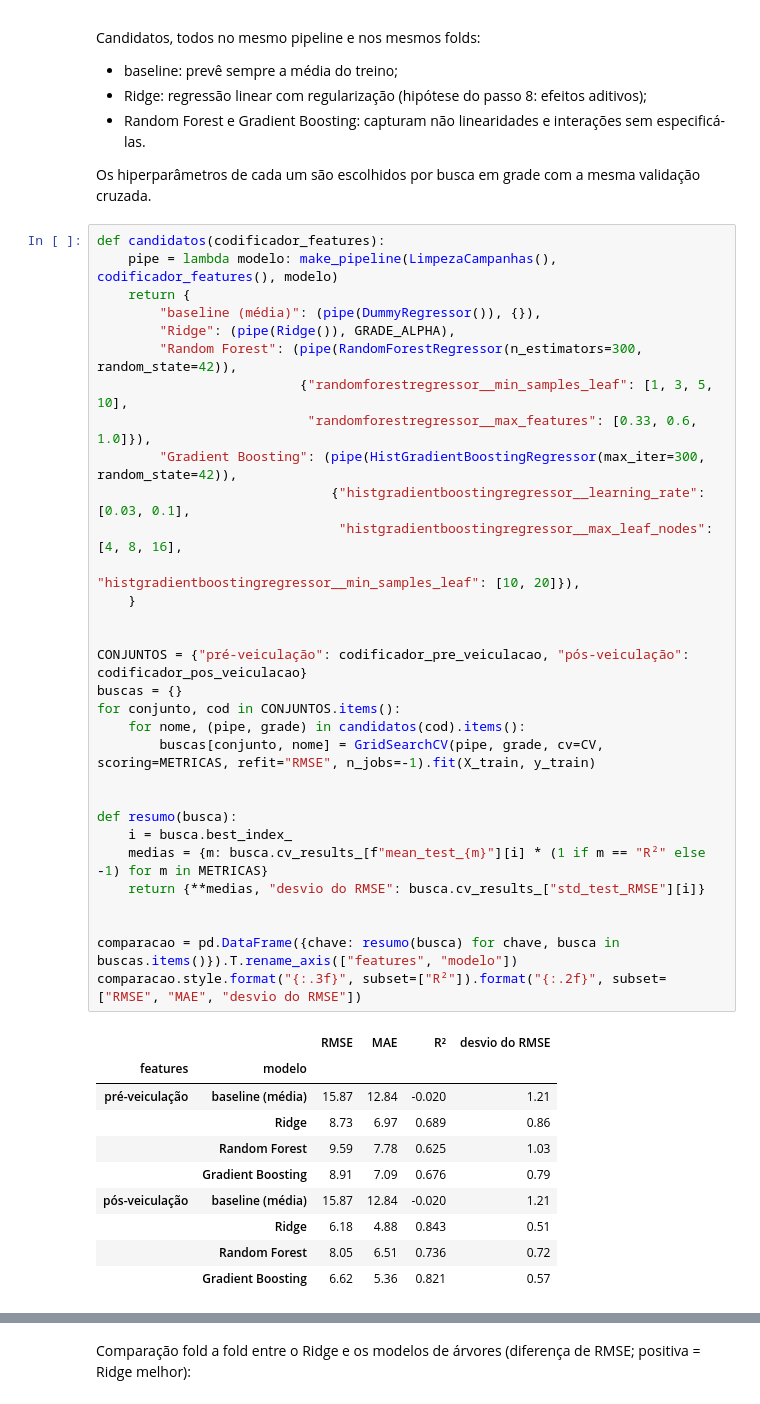
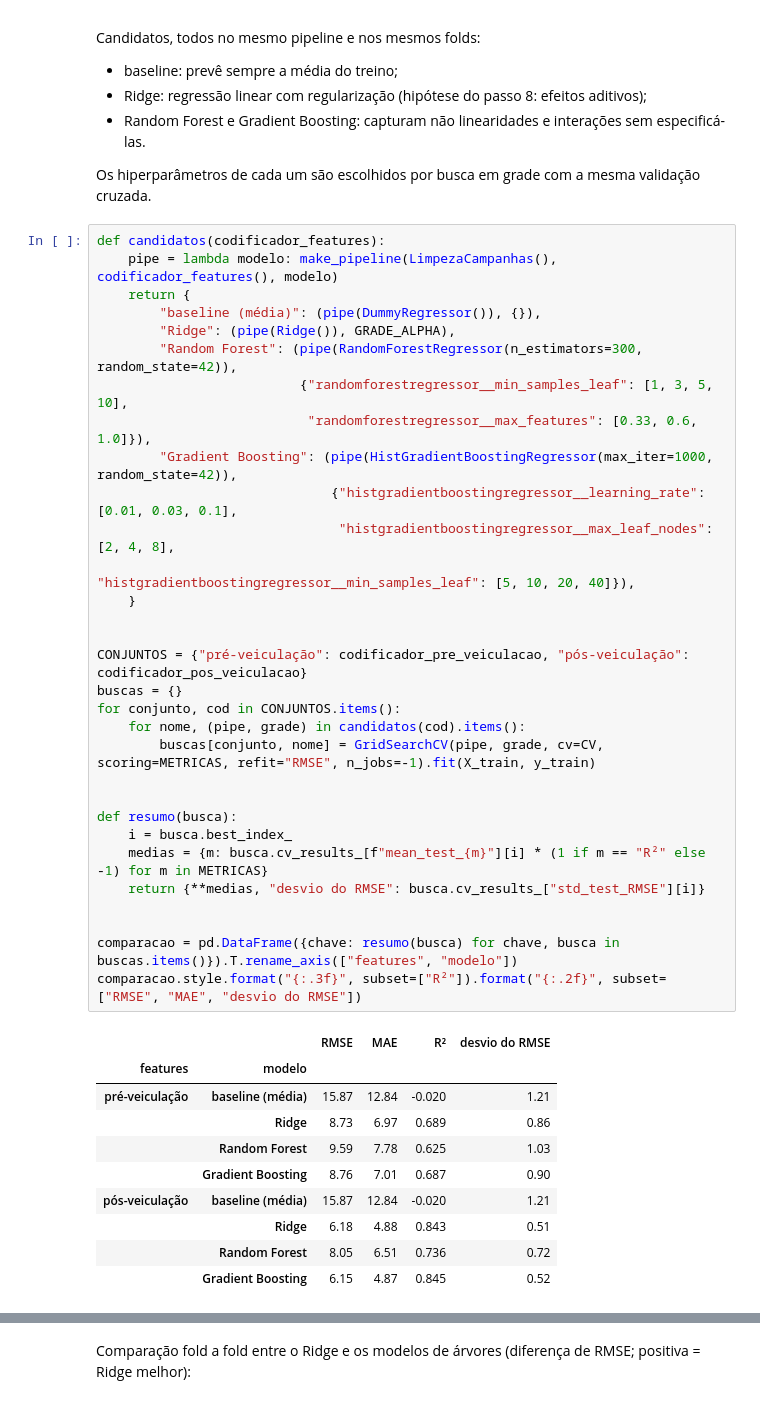
Before and after one commit to JoaoVivacqua/klike-challenge, a Jupyter notebook: notebooks/02_modelo.ipynb, the cells around one changed output, grey strips where cells are left out. Cells and saved outputs as stored; diff of their text form.

Commit message:
fix(model): Amplia a grade do Gradient Boosting e acrescenta faixas de acerto

```diff
--- a/notebooks/02_modelo.ipynb
+++ b/notebooks/02_modelo.ipynb
@@ -97,40 +104,40 @@ def candidatos(codificador_features):
     return {
         "baseline (média)": (pipe(DummyRegressor()), {}),
         "Ridge": (pipe(Ridge()), GRADE_ALPHA),
         "Random Forest": (pipe(RandomForestRegressor(n_estimators=300, random_state=42)),
                           {"randomforestregressor__min_samples_leaf": [1, 3, 5, 10],
                            "randomforestregressor__max_features": [0.33, 0.6, 1.0]}),
-        "Gradient Boosting": (pipe(HistGradientBoostingRegressor(max_iter=300, random_state=42)),
-                              {"histgradientboostingregressor__learning_rate": [0.03, 0.1],
-                               "histgradientboostingregressor__max_leaf_nodes": [4, 8, 16],
-                               "histgradientboostingregressor__min_samples_leaf": [10, 20]}),
+        "Gradient Boosting": (pipe(HistGradientBoostingRegressor(max_iter=1000, random_state=42)),
+                              {"histgradientboostingregressor__learning_rate": [0.01, 0.03, 0.1],
+                               "histgradientboostingregressor__max_leaf_nodes": [2, 4, 8],
+                               "histgradientboostingregressor__min_samples_leaf": [5, 10, 20, 40]}),
     }
 
 
 CONJUNTOS = {"pré-veiculação": codificador_pre_veiculacao, "pós-veiculação": codificador_pos_veiculacao}
 buscas = {}
 for conjunto, cod in CONJUNTOS.items():
     for nome, (pipe, grade) in candidatos(cod).items():
         buscas[conjunto, nome] = GridSearchCV(pipe, grade, cv=CV, scoring=METRICAS, refit="RMSE", n_jobs=-1).fit(X_train, y_train)
 
 
 def resumo(busca):
     i = busca.best_index_
     medias = {m: busca.cv_results_[f"mean_test_{m}"][i] * (1 if m == "R²" else -1) for m in METRICAS}
     return {**medias, "desvio do RMSE": busca.cv_results_["std_test_RMSE"][i]}
 
 
 comparacao = pd.DataFrame({chave: resumo(busca) for chave, busca in buscas.items()}).T.rename_axis(["features", "modelo"])
 comparacao.style.format("{:.3f}", subset=["R²"]).format("{:.2f}", subset=["RMSE", "MAE", "desvio do RMSE"])
 # %% [output]
 |  |  | RMSE | MAE | R² | desvio do RMSE |
 | features | modelo |  |  |  |  |
 | pré-veiculação | baseline (média) | 15.87 | 12.84 | -0.020 | 1.21 |
 |  | Ridge | 8.73 | 6.97 | 0.689 | 0.86 |
 |  | Random Forest | 9.59 | 7.78 | 0.625 | 1.03 |
-|  | Gradient Boosting | 8.91 | 7.09 | 0.676 | 0.79 |
+|  | Gradient Boosting | 8.76 | 7.01 | 0.687 | 0.90 |
 | pós-veiculação | baseline (média) | 15.87 | 12.84 | -0.020 | 1.21 |
 |  | Ridge | 6.18 | 4.88 | 0.843 | 0.51 |
 |  | Random Forest | 8.05 | 6.51 | 0.736 | 0.72 |
-|  | Gradient Boosting | 6.62 | 5.36 | 0.821 | 0.57 |
+|  | Gradient Boosting | 6.15 | 4.87 | 0.845 | 0.52 |
 # %%
```
Also changed, not shown: parts of 12 cells of this notebook, 2 other files.
